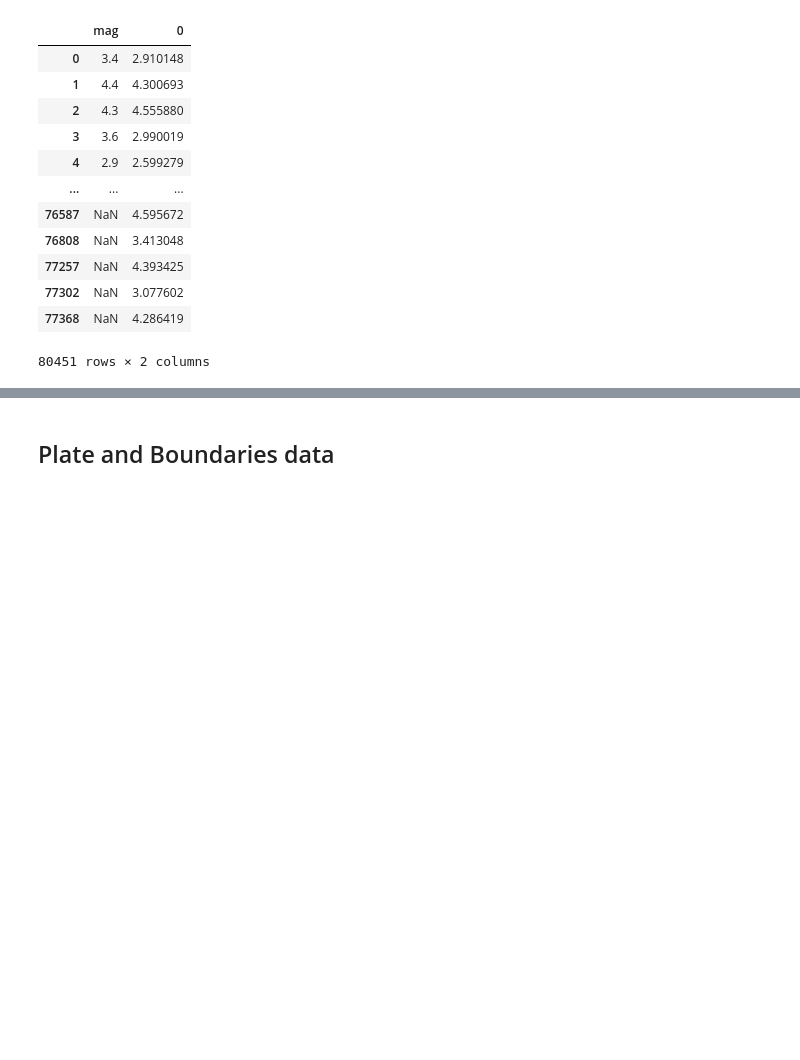
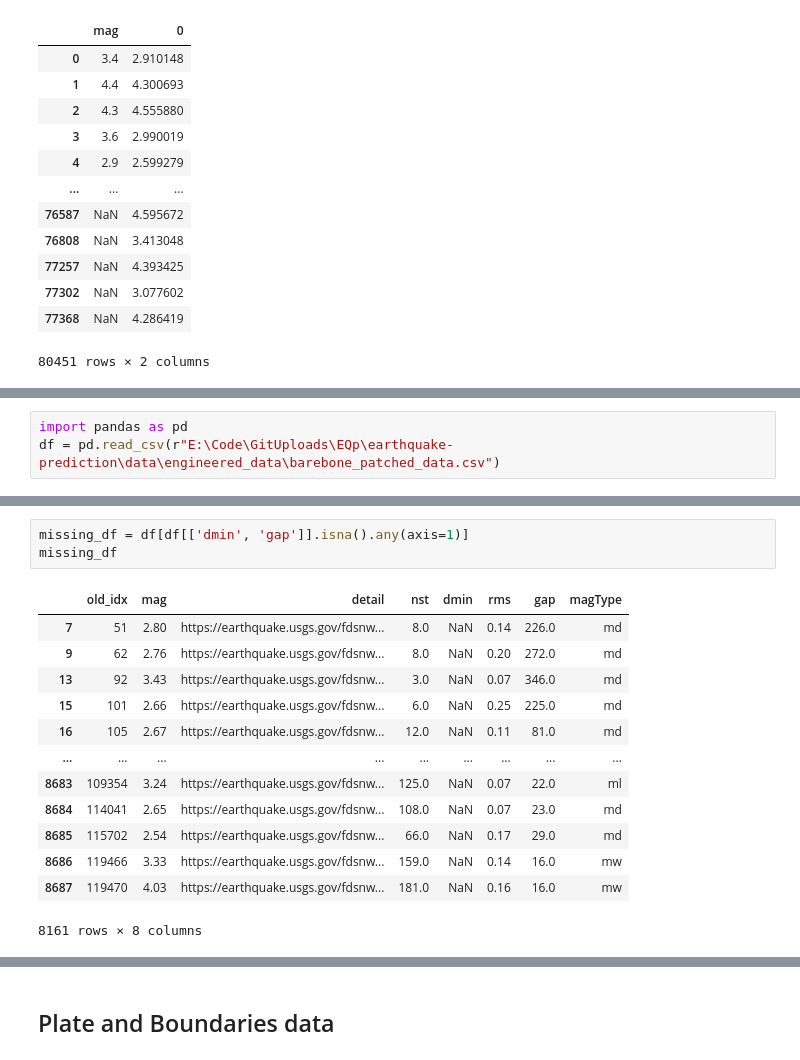
Before and after one commit to Rishit605/earthquake-prediction, a Jupyter notebook: notebook/new_eda.ipynb, the cells around one changed output, grey strips where cells are left out. Cells and saved outputs as stored; diff of their text form; blank space fills up the shorter version.

```diff
--- a/notebook/new_eda.ipynb
+++ b/notebook/new_eda.ipynb
@@ -3100,0 +3105,3 @@ pd.concat([train_y,pd.Series(model.predict(train_x, train_y))], axis=1)
+# %%
+import pandas as pd
+df = pd.read_csv(r"E:\Code\GitUploads\EQp\earthquake-prediction\data\engineered_data\barebone_patched_data.csv")
@@ -3100,0 +3129,17 @@ pd.concat([train_y,pd.Series(model.predict(train_x, train_y))], axis=1)
+# %%
+missing_df = df[df[['dmin', 'gap']].isna().any(axis=1)]
+missing_df
+# %% [output]
+|  | old_idx | mag | detail | nst | dmin | rms | gap | magType |
+| 7 | 51 | 2.80 | https://earthquake.usgs.gov/fdsnw... | 8.0 | NaN | 0.14 | 226.0 | md |
+| 9 | 62 | 2.76 | https://earthquake.usgs.gov/fdsnw... | 8.0 | NaN | 0.20 | 272.0 | md |
+| 13 | 92 | 3.43 | https://earthquake.usgs.gov/fdsnw... | 3.0 | NaN | 0.07 | 346.0 | md |
+| 15 | 101 | 2.66 | https://earthquake.usgs.gov/fdsnw... | 6.0 | NaN | 0.25 | 225.0 | md |
+| 16 | 105 | 2.67 | https://earthquake.usgs.gov/fdsnw... | 12.0 | NaN | 0.11 | 81.0 | md |
+| ... | ... | ... | ... | ... | ... | ... | ... | ... |
+| 8683 | 109354 | 3.24 | https://earthquake.usgs.gov/fdsnw... | 125.0 | NaN | 0.07 | 22.0 | ml |
+| 8684 | 114041 | 2.65 | https://earthquake.usgs.gov/fdsnw... | 108.0 | NaN | 0.07 | 23.0 | md |
+| 8685 | 115702 | 2.54 | https://earthquake.usgs.gov/fdsnw... | 66.0 | NaN | 0.17 | 29.0 | md |
+| 8686 | 119466 | 3.33 | https://earthquake.usgs.gov/fdsnw... | 159.0 | NaN | 0.14 | 16.0 | mw |
+| 8687 | 119470 | 4.03 | https://earthquake.usgs.gov/fdsnw... | 181.0 | NaN | 0.16 | 16.0 | mw |
+8161 rows × 8 columns
```
Also changed, not shown: parts of 20 cells of this notebook, 2 other files.
